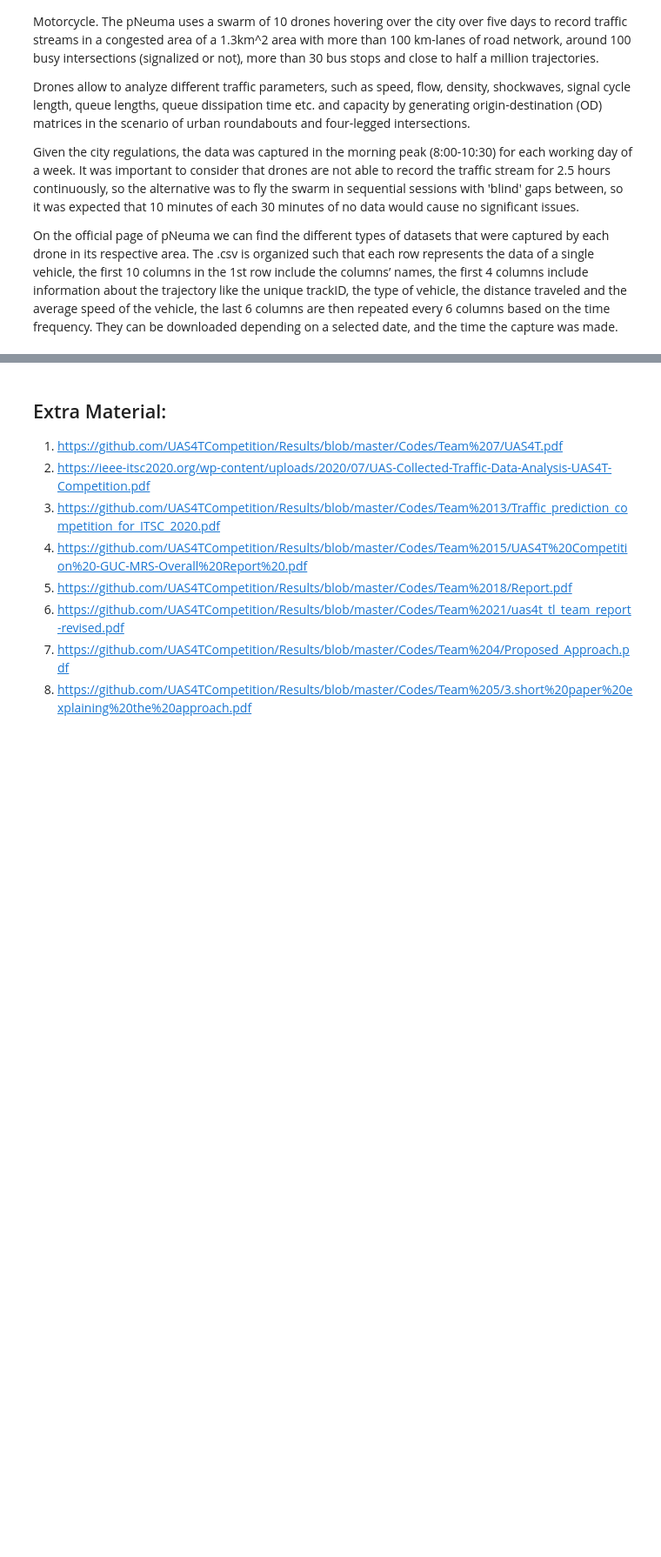
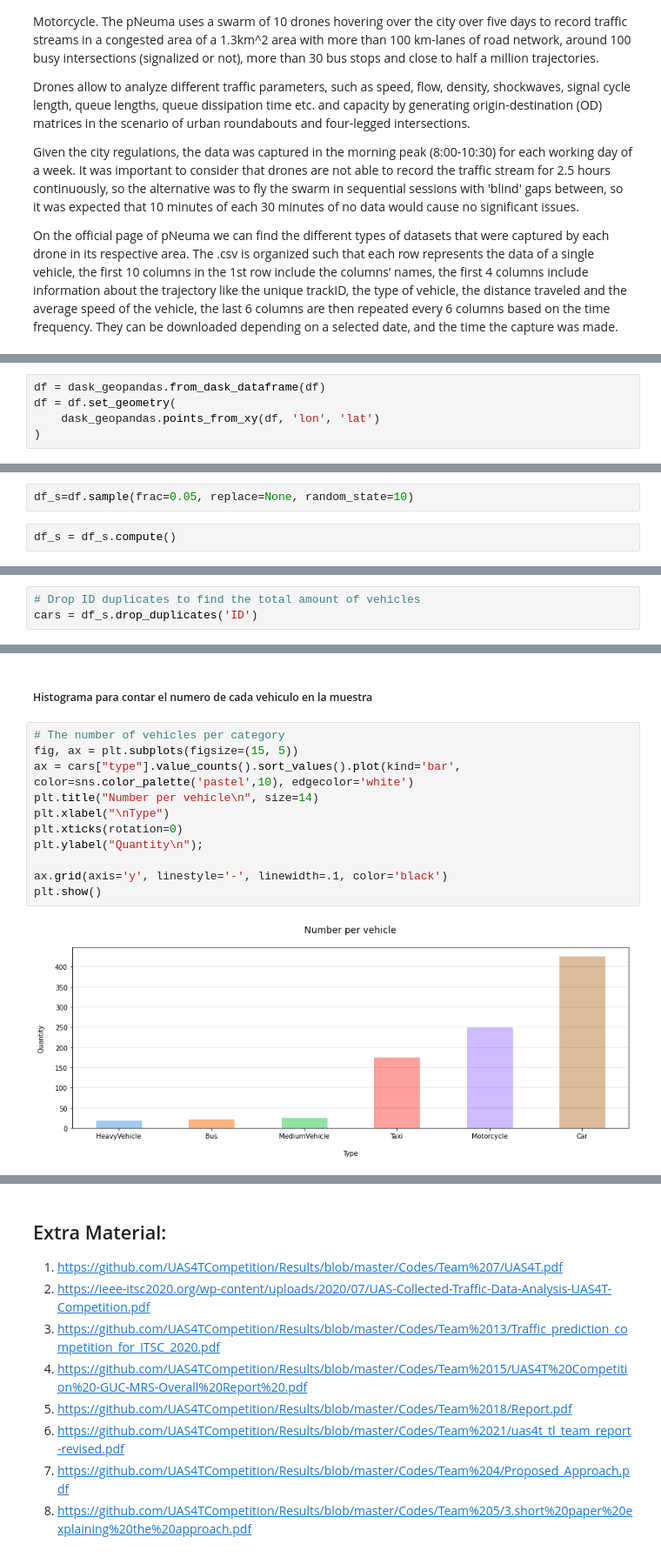
Before and after one commit to gperaza/traffic-data-analysis, a Jupyter notebook: pNEUMA/Estancia.ipynb, the cells around one changed output, grey strips where cells are left out. Shown at 87% size. Drawn from its saved outputs; the diff is of its cells as text; blank space fills up the shorter version.

```diff
--- a/pNEUMA/Estancia.ipynb
+++ b/pNEUMA/Estancia.ipynb
@@ -237,0 +104,5 @@ plt.show()
+# %%
+df = dask_geopandas.from_dask_dataframe(df)
+df = df.set_geometry(
+    dask_geopandas.points_from_xy(df, 'lon', 'lat')
+)
@@ -237,0 +122,4 @@ plt.show()
+# %%
+df_s=df.sample(frac=0.05, replace=None, random_state=10)
+# %%
+df_s = df_s.compute()
@@ -237,0 +144,3 @@ plt.show()
+# %%
+# Drop ID duplicates to find the total amount of vehicles
+cars = df_s.drop_duplicates('ID')
@@ -237,0 +173,15 @@ plt.show()
+# %% [markdown]
+##### Histograma para contar el numero de cada vehiculo en la muestra
+# %%
+# The number of vehicles per category
+fig, ax = plt.subplots(figsize=(15, 5))
+ax = cars["type"].value_counts().sort_values().plot(kind='bar', color=sns.color_palette('pastel',10), edgecolor='white')
+plt.title("Number per vehicle\n", size=14)
+plt.xlabel("\nType")
+plt.xticks(rotation=0)
+plt.ylabel("Quantity\n");
+
+ax.grid(axis='y', linestyle='-', linewidth=.1, color='black')
+plt.show()
+# %% [output]
+[figure, added]
```
Also changed, not shown: parts of 217 cells of this notebook.
